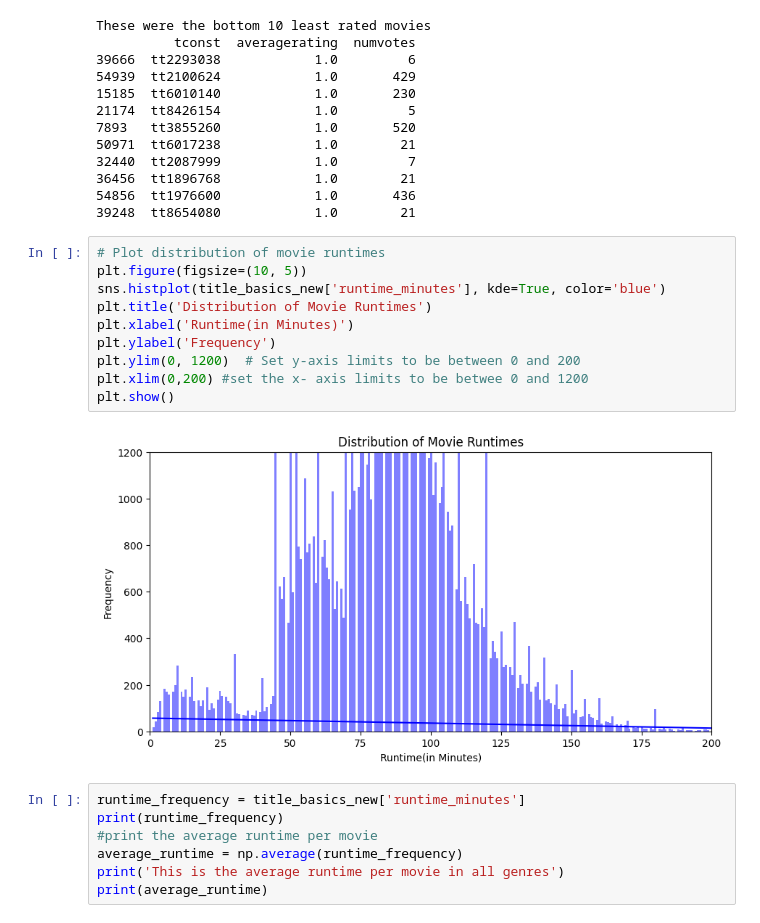
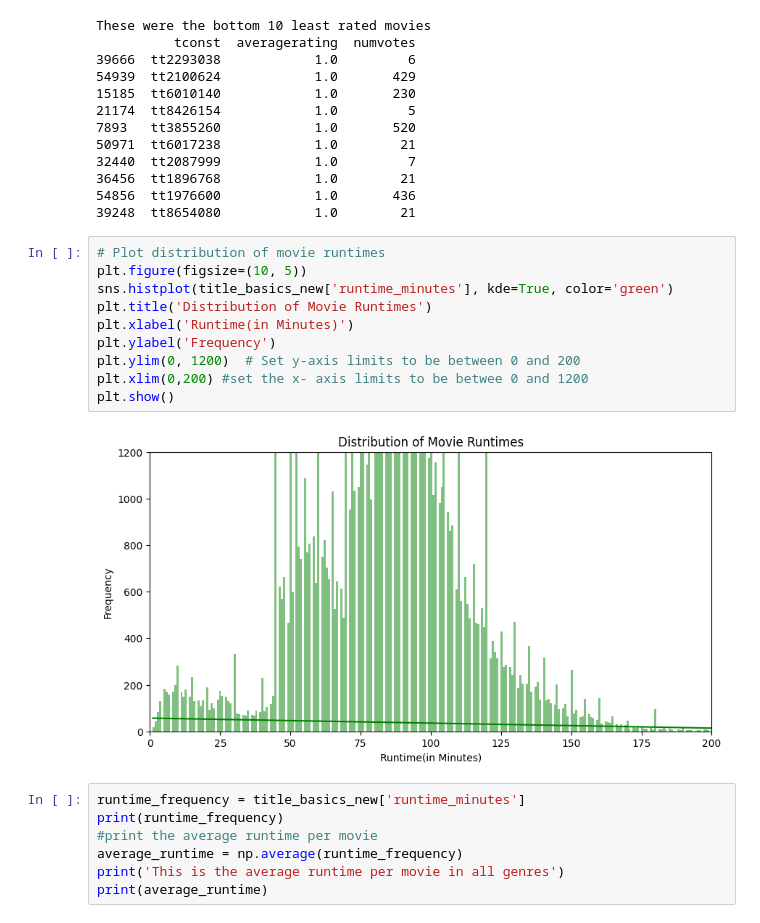
Before and after one commit to Lilian624/Microsoft-Movies-Project-1, a Jupyter notebook: student.ipynb, the cells around one changed output. Drawn from its saved outputs; the diff is of its cells as text.

```diff
--- a/student.ipynb
+++ b/student.ipynb
@@ -547,15 +547,15 @@ These were the bottom 10 least rated movies
 # %%
 # Plot distribution of movie runtimes
 plt.figure(figsize=(10, 5))
-sns.histplot(title_basics_new['runtime_minutes'], kde=True, color='blue')
+sns.histplot(title_basics_new['runtime_minutes'], kde=True, color='green')
 plt.title('Distribution of Movie Runtimes')
 plt.xlabel('Runtime(in Minutes)')
 plt.ylabel('Frequency')
 plt.ylim(0, 1200)  # Set y-axis limits to be between 0 and 200
 plt.xlim(0,200) #set the x- axis limits to be betwee 0 and 1200
 plt.show()
 # %% [output]
-[figure, old version]
+[figure, new version]
 # %%
 runtime_frequency = title_basics_new['runtime_minutes']
 print(runtime_frequency)
```
